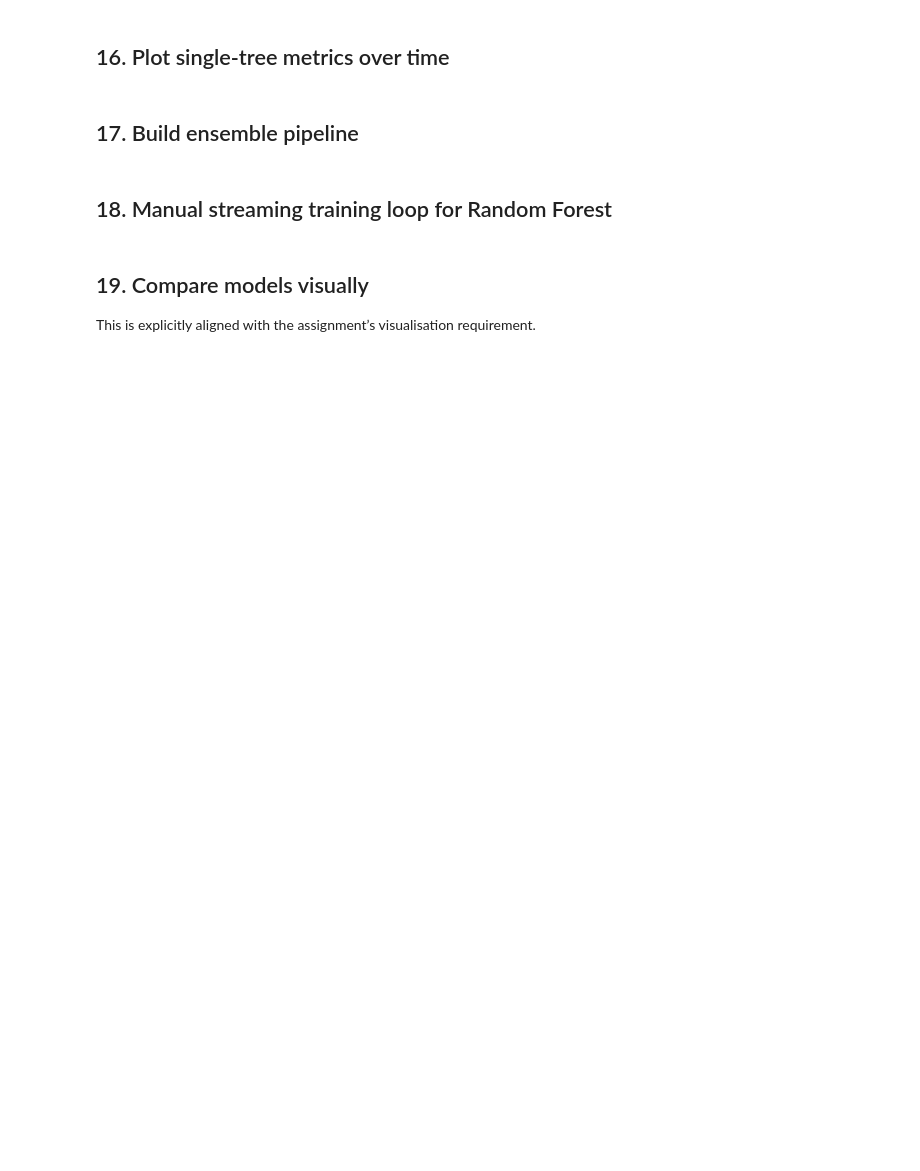
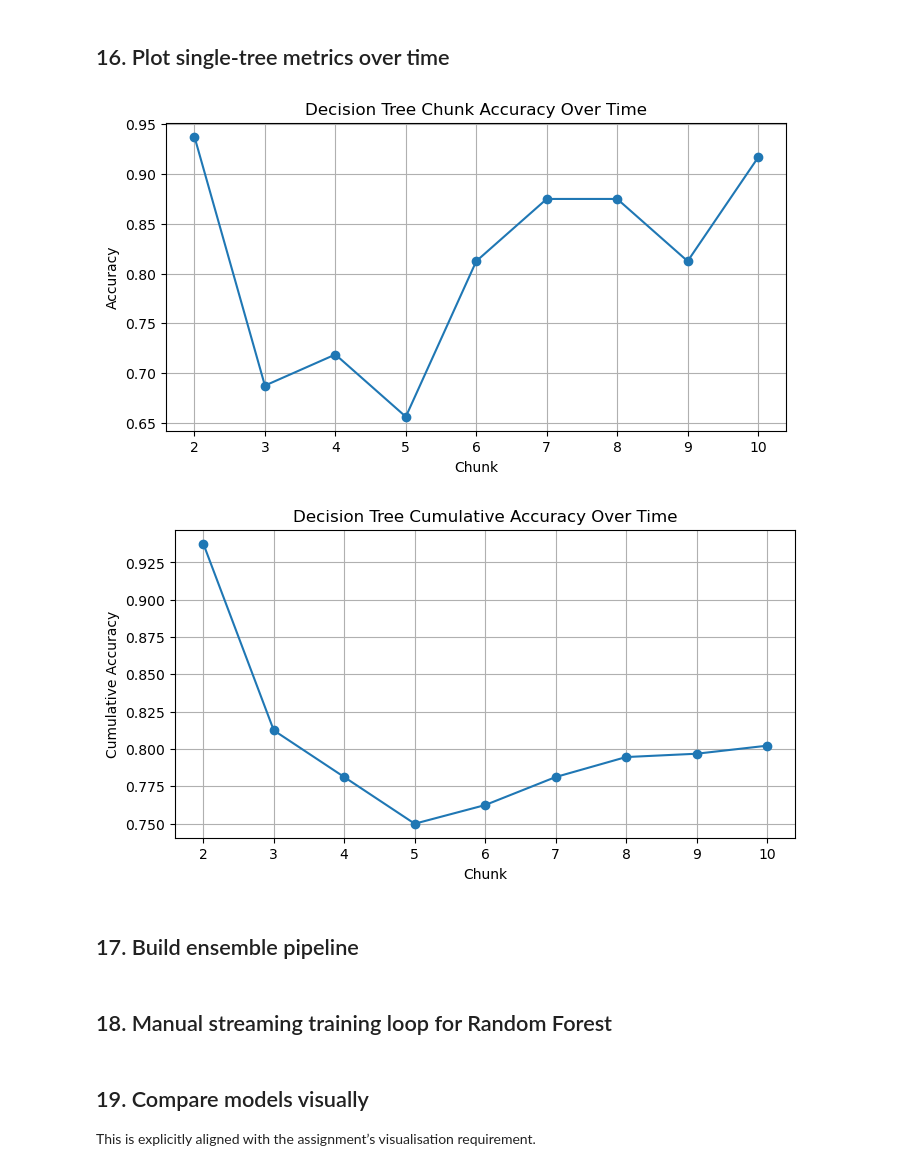
Before and after one commit to Sanzana-shreya/NumCompute, a Jupyter notebook: demo/stream_demo.ipynb, the cells around one changed output. Saved outputs shown, nothing was run; the diff lists cells and outputs as text; code cells hidden in the pictures; blank space fills up the shorter version.

```diff
--- a/demo/stream_demo.ipynb
+++ b/demo/stream_demo.ipynb
@@ -900,13 +949,12 @@ def make_chunks(X, y, chunk_size=16):
 ## 14.  Single Tree Pipeline
 # %%
 tree_pipeline = Pipeline([
+    ("encoder", OneHotEncoder()),
     ("imputer", Imputer(strategy="mean")),
-    ("scaler", StandardScaler()),
-    ("model", DecisionTreeClassifier(
+    ("model", StreamingDecisionTreeClassifier(
         max_depth=5,
         min_samples_split=4,
-        criterion="gini",
-        random_state=42
+        criterion="gini"
     ))
 ])
 # %% [markdown]
@@ -926,27 +974,44 @@ tree_cumulative_accuracy = []
 correct_so_far = 0
 seen_so_far = 0
 first_chunk = True
+from numcompute_stream.stream import stream_chunks
+train_chunks = stream_chunks(
+    X_train,
+    y_train,
+    chunk_size=32,
+    shuffle=True,
+    random_state=42
+)
 
 for chunk_idx, (X_chunk, y_chunk) in enumerate(train_chunks):
+
     if first_chunk:
-        tree_pipeline.partial_fit(X_chunk, y_chunk)
+
+        tree_pipeline.fit(X_chunk, y_chunk)
         first_chunk = False
+
         tree_chunk_accuracy.append(np.nan)
         tree_cumulative_accuracy.append(np.nan)
-        print(f"Chunk {chunk_idx}: initial training chunk used to warm-start model")
+
+        print(
+            f"Chunk {chunk_idx}: initial training chunk used to warm-start model"
+        )
         continue
 
     y_pred_chunk = tree_pipeline.predict(X_chunk)
+
     chunk_acc = accuracy(y_chunk, y_pred_chunk)
 
     correct_so_far += np.sum(y_pred_chunk == y_chunk)
-    seen_so_far += y_chunk.shape[0]
+    seen_so_far += len(y_chunk)
+
     cumulative_acc = correct_so_far / seen_so_far
 
     tree_chunk_accuracy.append(chunk_acc)
     tree_cumulative_accuracy.append(cumulative_acc)
 
-    tree_pipeline.partial_fit(X_chunk, y_chunk)
+    # Retrain on current chunk
+    tree_pipeline.fit(X_chunk, y_chunk)
 
     print(
         f"Chunk {chunk_idx}: "
@@ -956,17 +1032,22 @@ for chunk_idx, (X_chunk, y_chunk) in enumerate(train_chunks):
 # %% [markdown]
 ## 16. Plot single-tree metrics over time
 # %%
-plot_metric_over_time(
+from numcompute_stream.visualise import plot_stream_metric
+
+plot_stream_metric(
     tree_chunk_accuracy,
     title="Decision Tree Chunk Accuracy Over Time",
     ylabel="Accuracy"
 )
 
-plot_metric_over_time(
+plot_stream_metric(
     tree_cumulative_accuracy,
     title="Decision Tree Cumulative Accuracy Over Time",
     ylabel="Cumulative Accuracy"
 )
+# %% [output]
+[figure, added]
+[figure, added]
 # %% [markdown]
 ## 17. Build ensemble pipeline
 # %%
```
Also changed, not shown: parts of 21 cells of this notebook, 3 other files.
